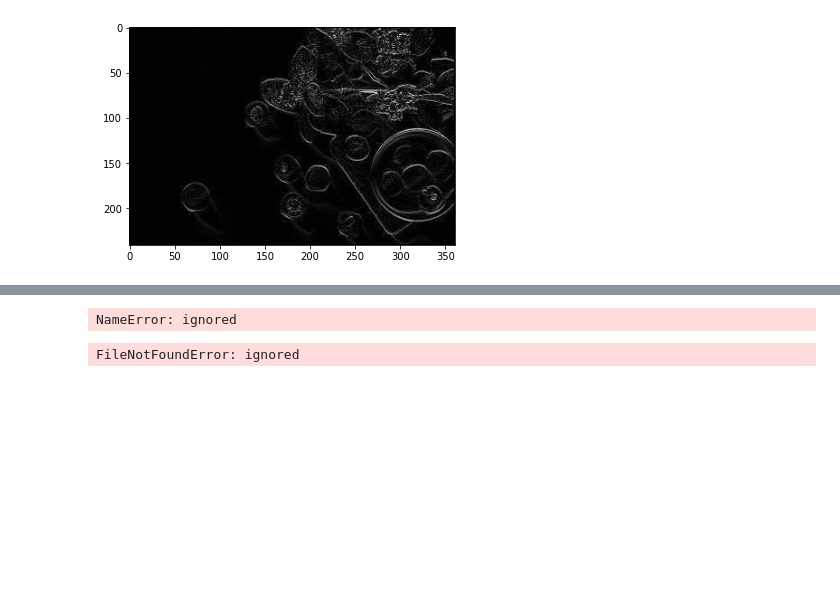
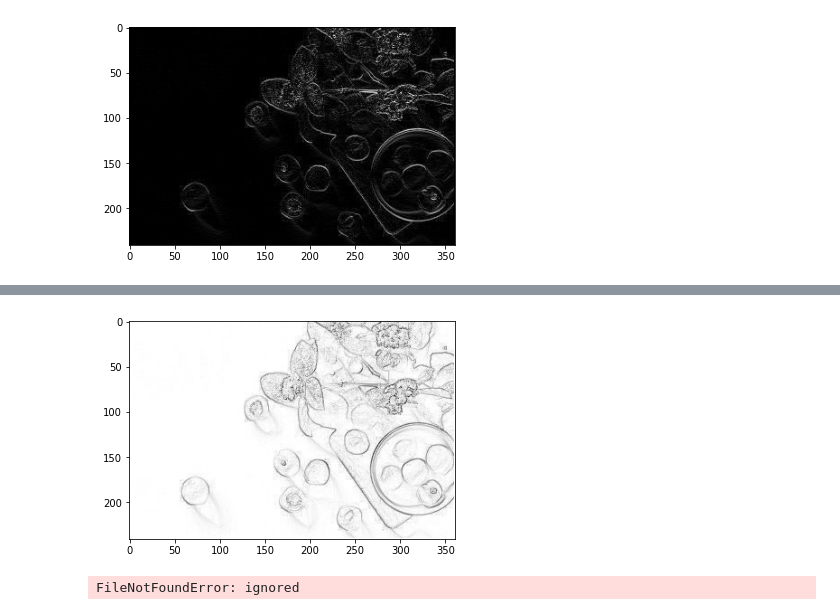
Before and after one commit to leonardolunamoreno/Computadoras-y-programaci-n2021-grupo-1157, a Jupyter notebook: PythonLearn.ipynb, the cells around one changed output, grey strips where cells are left out. Drawn from its saved outputs; the diff is of its cells as text; code cells hidden in the pictures; blank space fills up the shorter version.

```diff
--- a/PythonLearn.ipynb
+++ b/PythonLearn.ipynb
@@ -67,11 +78,11 @@ NameError: ignored
 # %%
-for i in range (0, ancho):
-    for j in range(0, largo):
-        gradiente[i][j] - 1 - gradiente[i][j]
-plt.imshow(gradiente, cmap='gray')
+for i in range(0,ancho):
+    for j in range(0,largo):
+        gradiente[i][j] = 1 - gradiente[i][j]
+plt.imshow(gradiente,cmap='gray')
 plt.show()
 # %% [output]
-NameError: ignored
+[figure, added]
 # %%
 name = input("Enter file: ")
 handle = open(name, 'r')
```
Also changed, not shown: parts of 3 cells of this notebook.
